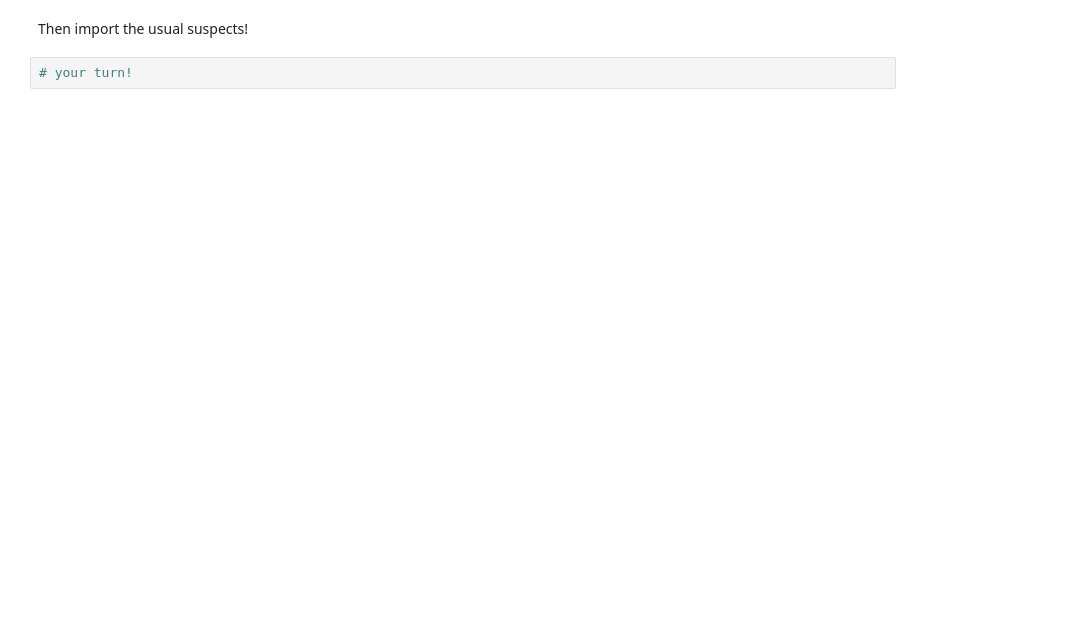
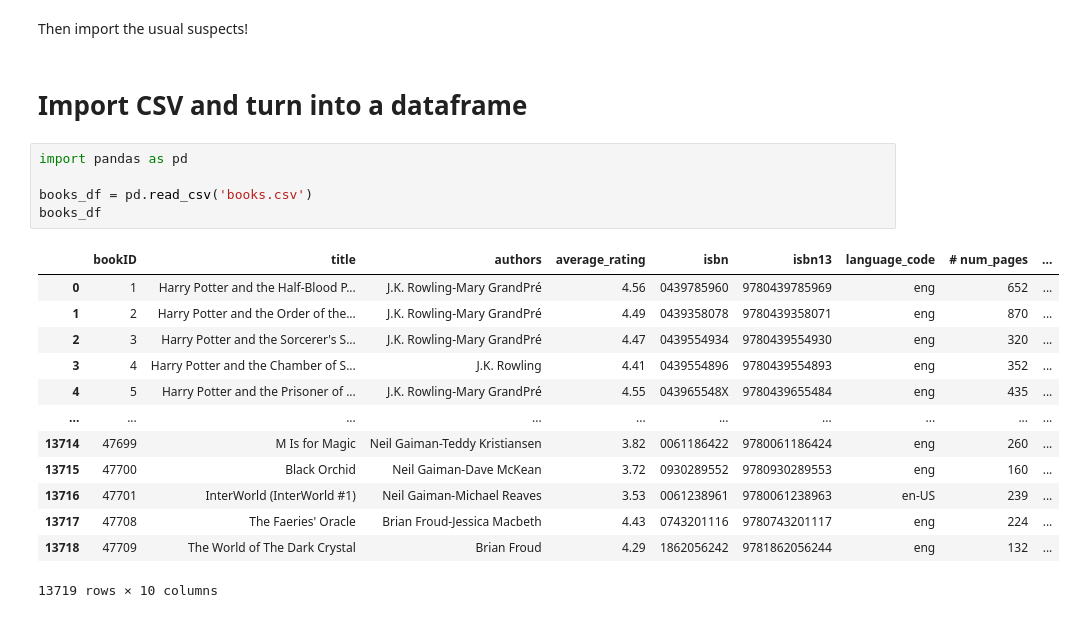
Before and after one commit to roadbusta/data-challenges-recap, a Jupyter notebook: 02-Data-Toolkit/02-Data-Sourcing/Recap/Recap.ipynb, the cells around one changed output. Drawn from its saved outputs; the diff is of its cells as text; blank space fills up the shorter version.

```diff
--- a/02-Data-Toolkit/02-Data-Sourcing/Recap/Recap.ipynb
+++ b/02-Data-Toolkit/02-Data-Sourcing/Recap/Recap.ipynb
@@ -20,4 +29,23 @@ First, download the CSV in the local folder:
 # %% [markdown]
 Then import the usual suspects!
-# %%
-# your turn!
+# %% [markdown]
+# Import CSV and turn into a dataframe
+# %%
+import pandas as pd
+
+books_df = pd.read_csv('books.csv')
+books_df
+# %% [output]
+|  | bookID | title | authors | average_rating | isbn | isbn13 | language_code | # num_pages | ... |
+| 0 | 1 | Harry Potter and the Half-Blood P... | J.K. Rowling-Mary GrandPré | 4.56 | 0439785960 | 9780439785969 | eng | 652 | ... |
+| 1 | 2 | Harry Potter and the Order of the... | J.K. Rowling-Mary GrandPré | 4.49 | 0439358078 | 9780439358071 | eng | 870 | ... |
+| 2 | 3 | Harry Potter and the Sorcerer's S... | J.K. Rowling-Mary GrandPré | 4.47 | 0439554934 | 9780439554930 | eng | 320 | ... |
+| 3 | 4 | Harry Potter and the Chamber of S... | J.K. Rowling | 4.41 | 0439554896 | 9780439554893 | eng | 352 | ... |
+| 4 | 5 | Harry Potter and the Prisoner of ... | J.K. Rowling-Mary GrandPré | 4.55 | 043965548X | 9780439655484 | eng | 435 | ... |
+| ... | ... | ... | ... | ... | ... | ... | ... | ... | ... |
+| 13714 | 47699 | M Is for Magic | Neil Gaiman-Teddy Kristiansen | 3.82 | 0061186422 | 9780061186424 | eng | 260 | ... |
+| 13715 | 47700 | Black Orchid | Neil Gaiman-Dave McKean | 3.72 | 0930289552 | 9780930289553 | eng | 160 | ... |
+| 13716 | 47701 | InterWorld (InterWorld #1) | Neil Gaiman-Michael Reaves | 3.53 | 0061238961 | 9780061238963 | en-US | 239 | ... |
+| 13717 | 47708 | The Faeries' Oracle | Brian Froud-Jessica Macbeth | 4.43 | 0743201116 | 9780743201117 | eng | 224 | ... |
+| 13718 | 47709 | The World of The Dark Crystal | Brian Froud | 4.29 | 1862056242 | 9781862056244 | eng | 132 | ... |
+13719 rows × 10 columns
```
Also changed, not shown: parts of 25 cells of this notebook, 6 other files.
